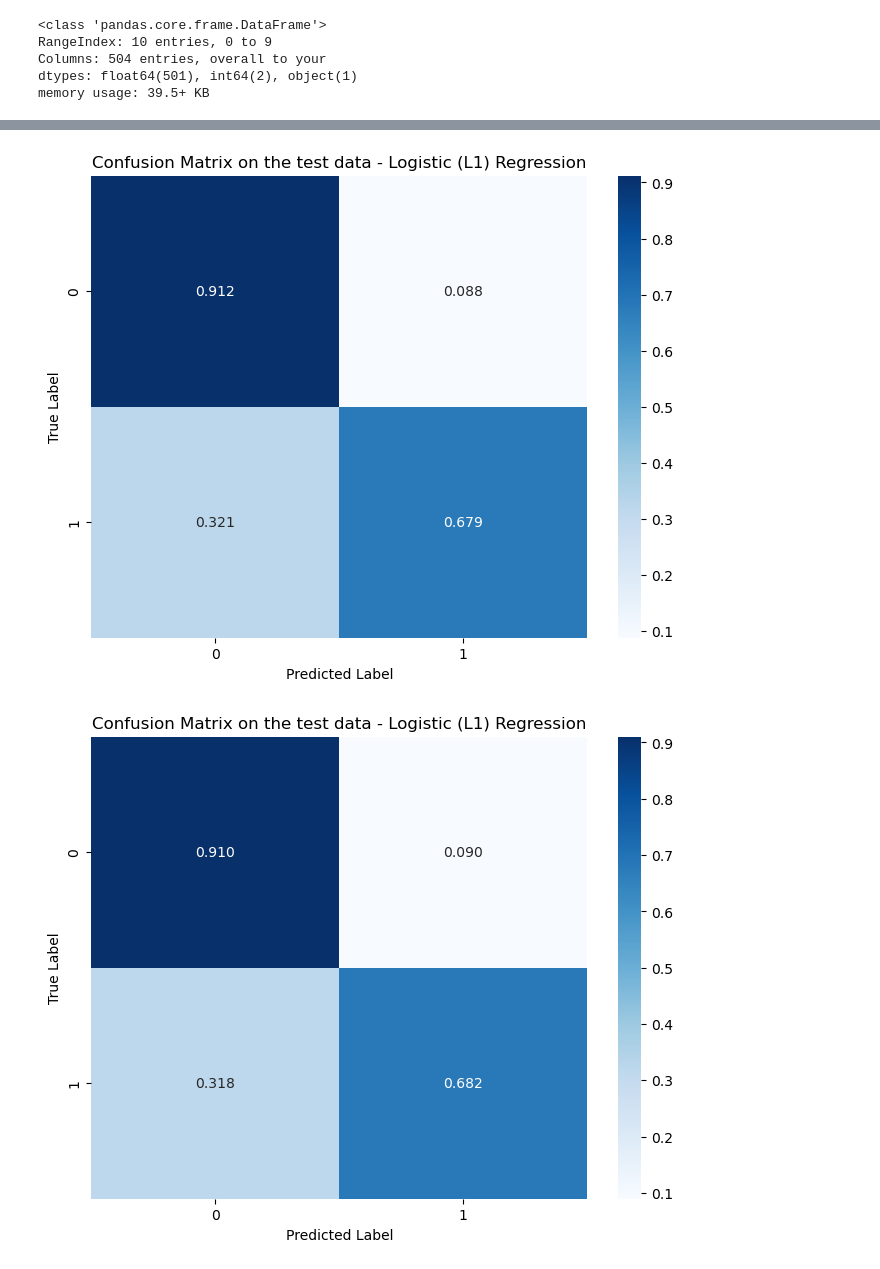
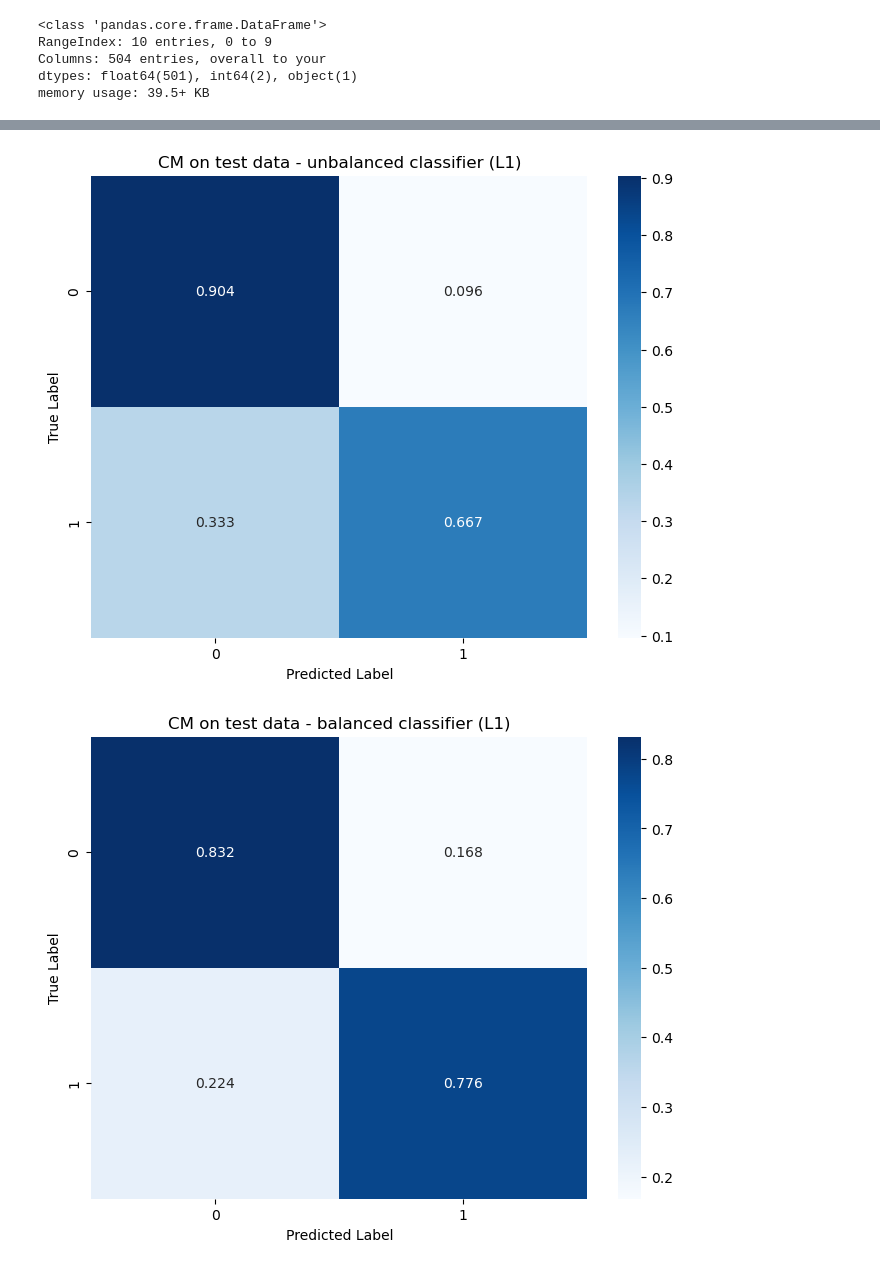
Before and after one commit to 0smee/nlp-capstone, a Jupyter notebook: notebooks/basic-logistic_ngrams.ipynb, the cells around one changed output, grey strips where cells are left out. Cells and saved outputs as stored; diff of their text form; code cells hidden in the pictures.

```diff
--- a/notebooks/basic-logistic_ngrams.ipynb
+++ b/notebooks/basic-logistic_ngrams.ipynb
@@ -81,6 +87,6 @@ X_test_transformed = scaler.transform(X_test)
 # %%
 scaler_prime = StandardScaler()
 scaler_prime.fit(X_train_prime)
-X_train_transformed_prime = scaler.transform(X_train_prime)
-X_test_transformed_prime = scaler.transform(X_test_prime)
+X_train_transformed_prime = scaler_prime.transform(X_train_prime)
+X_test_transformed_prime = scaler_prime.transform(X_test)
 # %%
@@ -116,3 +179,7 @@ pipe_final_prime = Pipeline(estimators,verbose=True)
+# %%
+estimators_prime = [('normalise', StandardScaler()),
+              ('model', LogisticRegression(C=10,penalty='l1', solver='liblinear',random_state=42))]
+pipe_final_prime  = Pipeline(estimators_prime)
 # %%
 pipe_final.fit(X_train, y_train)
 # %% [output]
@@ -150,0 +207,3 @@ log_clas.score(X_test_transformed, y_test), log_clas.score(X_test_transformed_pr
+# %%
+y_pred_train_prime = pipe_final_prime.predict(X_train_transformed_prime)
+y_pred_test_prime = pipe_final_prime.predict(X_test_transformed_prime)
@@ -216,20 +278,23 @@ cm_prime_count = confusion_matrix(y_test_prime, y_pred_baseline_test_prime)
+# %%
+cm_prime = confusion_matrix(y_test, y_pred_test_prime, normalize="true")
+cm_prime_count = confusion_matrix(y_test, y_pred_test_prime)
 # %%
 plt.figure(figsize=(8, 6))
 sns.heatmap(cm, annot=True, fmt=".3f", cmap="Blues")
 plt.xlabel("Predicted Label")
 plt.ylabel("True Label")
-plt.title("Confusion Matrix on the test data - Logistic (L1) Regression")
+plt.title("CM on test data - unbalanced classifier (L1)")
 plt.show()
 # %% [output]
-[figure, old version]
+[figure, new version]
 # %%
 plt.figure(figsize=(8, 6))
 sns.heatmap(cm_prime, annot=True, fmt=".3f", cmap="Blues")
 plt.xlabel("Predicted Label")
 plt.ylabel("True Label")
-plt.title("Confusion Matrix on the test data - Logistic (L1) Regression")
+plt.title("CM on test data - balanced classifier (L1)")
 plt.show()
 # %% [output]
-[figure, old version]
+[figure, new version]
 # %%
 y_pred_baseline= log_clas.predict(scaler.transform(df[df.columns[4:]]))
```
Also changed, not shown: parts of 43 cells of this notebook, 5 other files.
